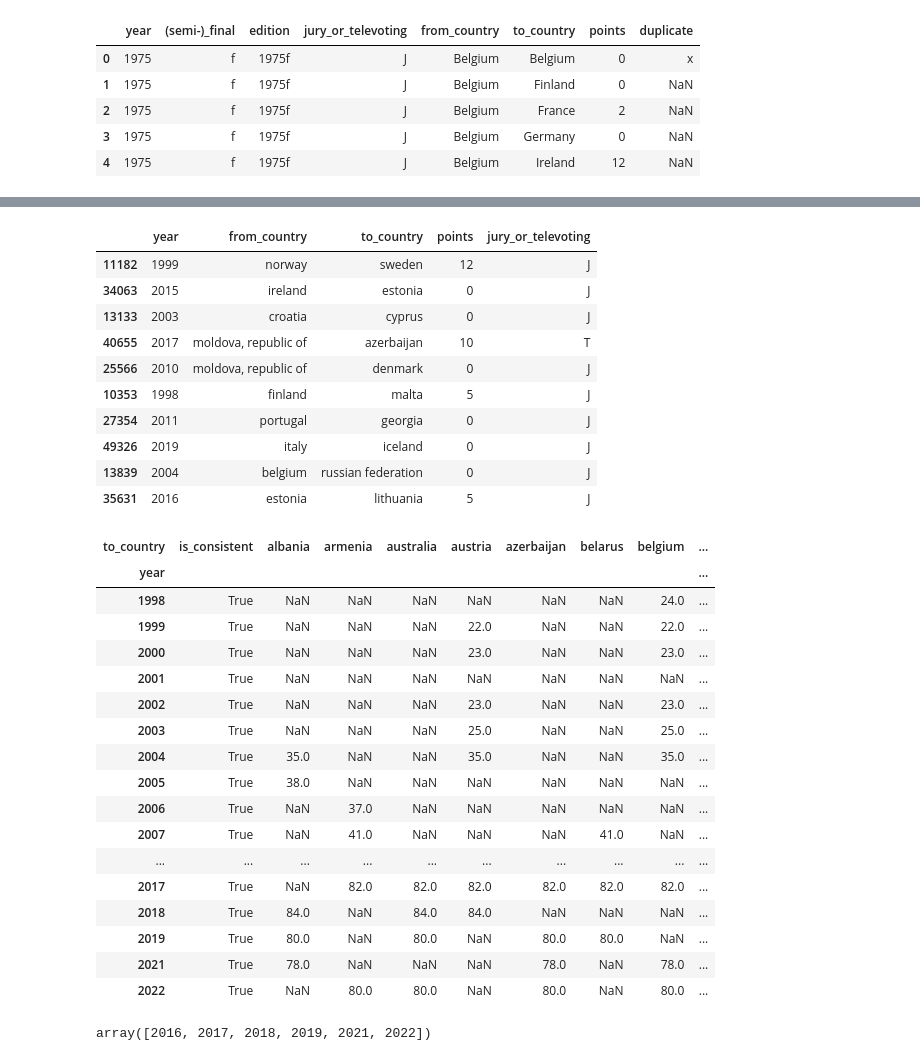
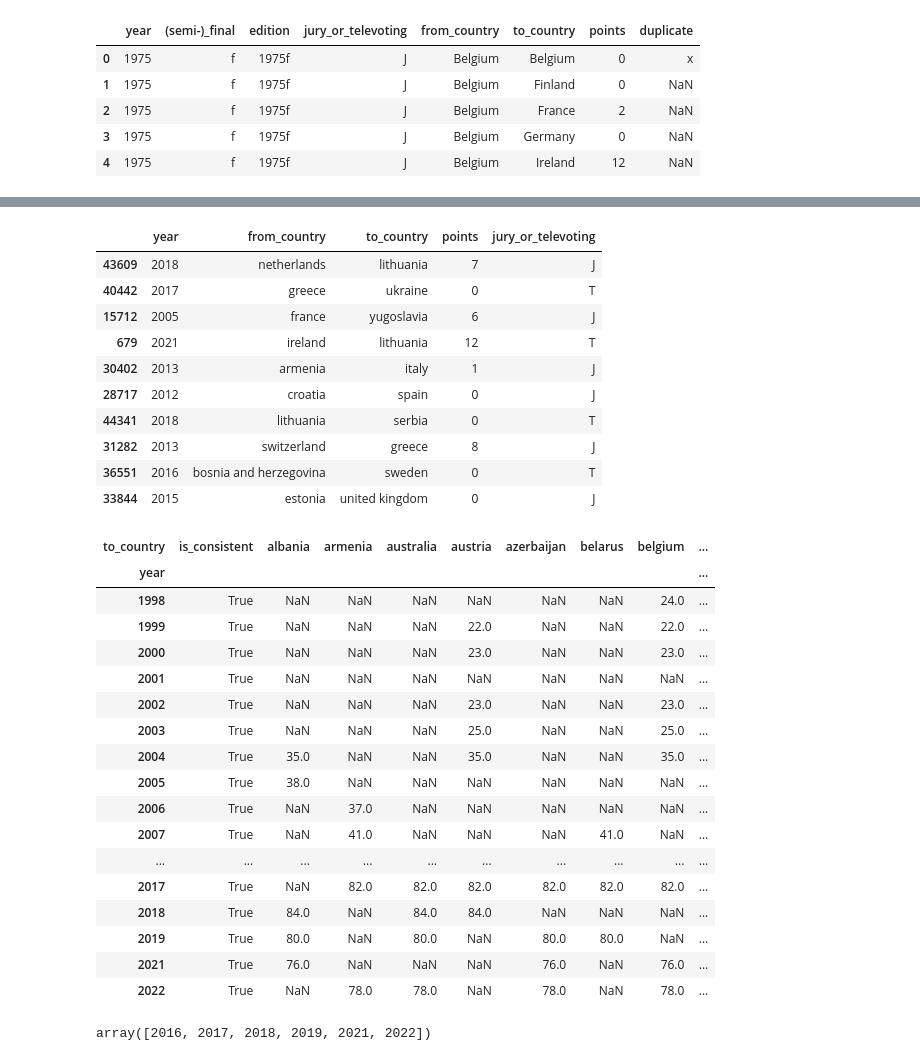
Before and after one commit to KatrionaGoldmann/Eurovision_TDS, a Jupyter notebook: eurovision/notebooks/data.ipynb, the cells around one changed output, grey strips where cells are left out. Drawn from its saved outputs; the diff is of its cells as text; code cells hidden in the pictures.

```diff
--- a/eurovision/notebooks/data.ipynb
+++ b/eurovision/notebooks/data.ipynb
@@ -117,62 +120,69 @@ def import_votes_from_wp(year: int) -> pd.DataFrame:
 
         # squash the column index with stack
         df_table = df_table.stack().reset_index()
 
         df_table.columns = ['to_country', 'from_country', 'points']
         df_table['jury_or_televoting'] = jury_or_tele
 
         df_table['year'] = year
 
         # re-order the columns to match the original data
         df_table = df_table[['year', 'from_country', 'to_country', 'points', 'jury_or_televoting']]
 
         df_table['points'] = df_table['points'].astype(int)
 
         # Clean up countries as before
         for column in ['from_country', 'to_country']:
             df_table[column] = df_table[column].map(standardise_country)
 
         return(df_table)
 
     jury_table = parse_table_from_id(JURY_ID, jury_or_tele='J')
     tele_table = parse_table_from_id(TELEVOTING_ID, jury_or_tele='T')
     return(pd.concat([jury_table, tele_table]))
 
 votes_1998_2022 = pd.concat([votes_1998_2019,
                              import_votes_from_wp(2021),
                              import_votes_from_wp(2022)])
+
+# Again, drop "votes" from one country to herself
+votes_1998_2022 = votes_1998_2022[votes_1998_2022['from_country'] != votes_1998_2022['to_country']]
+
 votes_1998_2022.sample(n=10)
 # %% [output]
 |  | year | from_country | to_country | points | jury_or_televoting |
-| 11182 | 1999 | norway | sweden | 12 | J |
-| 34063 | 2015 | ireland | estonia | 0 | J |
-| 13133 | 2003 | croatia | cyprus | 0 | J |
-| 40655 | 2017 | moldova, republic of | azerbaijan | 10 | T |
-| 25566 | 2010 | moldova, republic of | denmark | 0 | J |
-| 10353 | 1998 | finland | malta | 5 | J |
-| 27354 | 2011 | portugal | georgia | 0 | J |
-| 49326 | 2019 | italy | iceland | 0 | J |
-| 13839 | 2004 | belgium | russian federation | 0 | J |
-| 35631 | 2016 | estonia | lithuania | 5 | J |
+| 43609 | 2018 | netherlands | lithuania | 7 | J |
+| 40442 | 2017 | greece | ukraine | 0 | T |
+| 15712 | 2005 | france | yugoslavia | 6 | J |
+| 679 | 2021 | ireland | lithuania | 12 | T |
+| 30402 | 2013 | armenia | italy | 1 | J |
+| 28717 | 2012 | croatia | spain | 0 | J |
+| 44341 | 2018 | lithuania | serbia | 0 | T |
+| 31282 | 2013 | switzerland | greece | 8 | J |
+| 36551 | 2016 | bosnia and herzegovina | sweden | 0 | T |
+| 33844 | 2015 | estonia | united kingdom | 0 | J |
 # %%
 # This cell is a sanity check to make sure that all countries participating in a given year got the same number of votes.
 # We hope to see the 'is_consistent' column be True for all years in the output.
 
-def all_entries_same(arr : np.ndarray) -> bool:
-    # Determines if all non-NaN entries in a numpy array have the same value.
-    arr2 = arr[~np.isnan(arr)]
-    return np.all(arr2 == arr2[0])
+def check_consistency(df):
+    def all_entries_same(arr : np.ndarray) -> bool:
+        # Determines if all non-NaN entries in a numpy array have the same value.
+        arr2 = arr[~np.isnan(arr)]
+        return np.all(arr2 == arr2[0])
 
-# Pivot to wide form, so that each row gives the number of scores each country received in a given year
-grouped_votes = votes_1998_2022.groupby(by=['year', 'to_country'])['points'].count().reset_index()
-grouped_votes = grouped_votes.pivot(index="year", columns="to_country", values="points")
-# Create "is_consistent" column and move it to the front
-col_names = grouped_votes.columns
-grouped_votes["is_consistent"] = grouped_votes.apply(all_entries_same, axis=1, raw=True)
-new_col_names = ["is_consistent", *col_names]
-# Show data
-with pd.option_context('display.max_rows', None, 'display.max_columns', None):
-    display(grouped_votes.reindex(columns=new_col_names))
+    # Pivot to wide form, so that each row gives the number of scores each country received in a given year
+    grouped_votes = df.groupby(by=['year', 'to_country'])['points'].count().reset_index()
+    grouped_votes = grouped_votes.pivot(index="year", columns="to_country", values="points")
+    # Create "is_consistent" column and move it to the front
+    col_names = grouped_votes.columns
+    grouped_votes["is_consistent"] = grouped_votes.apply(all_entries_same, axis=1, raw=True)
+    new_col_names = ["is_consistent", *col_names]
+    # Show data
+    with pd.option_context('display.max_rows', None, 'display.max_columns', None):
+        display(grouped_votes.reindex(columns=new_col_names))
+
+check_consistency(votes_1998_2022)
 
 # At this point, if is_consistent is False for any year, you can look at the entries in the row to find out where the discrepancy lies.
 # That's how I found Lithuania 2003, at least. There's no guarantee that is_consistent = True means that everything is *correct*, but
@@ -196,8 +206,8 @@ with pd.option_context('display.max_rows', None, 'display.max_columns', None):
 | 2017 | True | NaN | 82.0 | 82.0 | 82.0 | 82.0 | 82.0 | 82.0 | ... |
 | 2018 | True | 84.0 | NaN | 84.0 | 84.0 | NaN | NaN | NaN | ... |
 | 2019 | True | 80.0 | NaN | 80.0 | NaN | 80.0 | 80.0 | NaN | ... |
-| 2021 | True | 78.0 | NaN | NaN | NaN | 78.0 | NaN | 78.0 | ... |
-| 2022 | True | NaN | 80.0 | 80.0 | NaN | 80.0 | NaN | 80.0 | ... |
+| 2021 | True | 76.0 | NaN | NaN | NaN | 76.0 | NaN | 76.0 | ... |
+| 2022 | True | NaN | 78.0 | 78.0 | NaN | 78.0 | NaN | 78.0 | ... |
 # %%
 # Now we need to combine jury and televoting scores.
 
```
Also changed, not shown: parts of 35 cells of this notebook, 4 other files.
